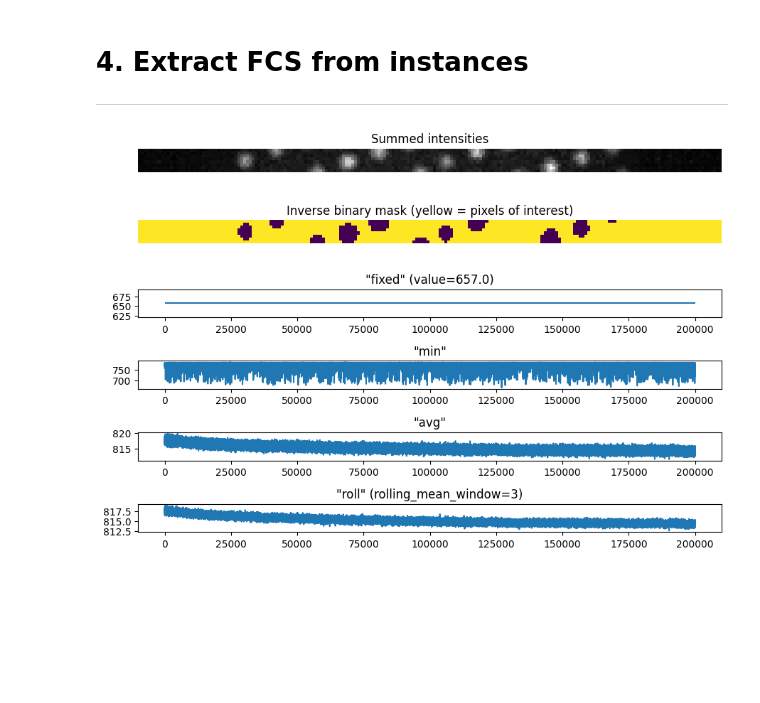
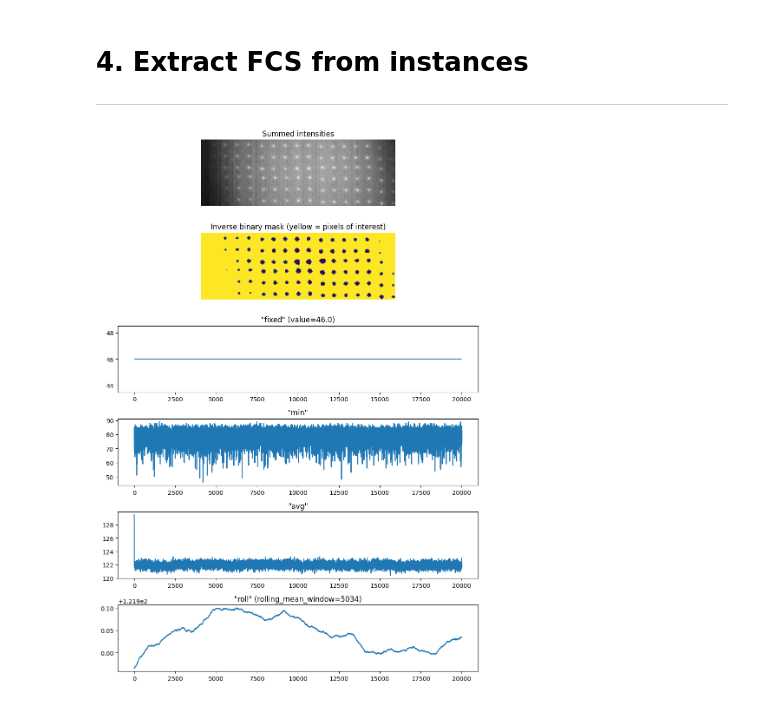
Before and after one commit to aseltmann/colabs-for-fcs, a Jupyter notebook: notebooks/Extract_FCS_from_widefield_camera.ipynb, the cells around one changed output. Drawn from its saved outputs; the diff is of its cells as text; code cells hidden in the pictures; blank space fills up the shorter version.

```diff
--- a/notebooks/Extract_FCS_from_widefield_camera.ipynb
+++ b/notebooks/Extract_FCS_from_widefield_camera.ipynb
@@ -248,7 +247,9 @@ Mounted at /content/gdrive
 #@markdown * Right-click on the Google Drive folder containing your data (currently only 1 `.tif` file) and select "Copy path"
 #@markdown * **Note: if possible, save the `.tif` files as an image stack. Reading thousands of files takes a long time**
 #@markdown * Paste the folder path here:
-uploaded = '/content/gdrive/MyDrive/Colab Notebooks Data/extract FCS from widefield camera - data/80% 100\xB5s.tif' #@param {type:"string"}
+# test file 1: /content/gdrive/MyDrive/Colab Notebooks Data/extract FCS from widefield camera - data/80% 100µs.tif
+# test file 2: /content/gdrive/MyDrive/Colab Notebooks Data/extract FCS from widefield camera - data/20000-5ms+0,043-35pz_1_MMStack_Default.ome.tif
+uploaded = '/content/gdrive/MyDrive/Colab Notebooks Data/extract FCS from widefield camera - data/20000-5ms+0,043-35pz_1_MMStack_Default.ome.tif' #@param {type:"string"}
 uploaded = Path(uploaded)
 if uploaded.is_file:
     files = [uploaded]
@@ -264,9 +266,15 @@ pprint(f'Prepared paths: {files[:10]}', width=160)
 # %%
 #@title ##**3.1. Load volume, sum intensities along stack and normalize**
 if len(files) == 1:
+    try:
+        tif_metadata = iio.immeta(files[0])
+    except ValueError:
+        log.info('There was an error while loading the TIF file. Attempting to'
+                 ' load again without TIF metadata...')
+        tif_metadata = None
     tifdc = FCSfromTIF(original_tif=iio.imread(files[0]),
-                       tif_metadata=iio.immeta(files[0]),
-                       standardized_metadata=iio.improps(files[0]))
+                        tif_metadata=tif_metadata,
+                        standardized_metadata=iio.improps(files[0]))
 else:
     raise ValueError('Reading more than 1 file is not yet implemented')
 
@@ -285,5 +293,10 @@ tifdc.normalized_tif = ((tifdc.summed_tif - tif_sum_min) /
 # simple normalization
 # tif_norm = (tif_sum / tif_max) * 255
 
+# define constants for plotting
+XSIZE = 9
+YSIZE = tifdc.standardized_metadata.shape[0] // XSIZE
+YSIZE = YSIZE if YSIZE >= 3 else 3
+
 stackview.insight(tifdc.normalized_tif)
 # %% [output]
@@ -354,10 +378,11 @@ plt.show()
 #@markdown pixels per frame. Choose the window here:
 
 # ---------------------------- USER INPUT ------------------------------------
-rolling_mean_window = 3 #@param {type:"slider", min:0, max:10000, step:1}
+rolling_mean_window = 5034 #@param {type:"slider", min:0, max:10000, step:1}
 
 # ---------------------------- COMPUTATION -----------------------------------
 tifdc.bg_dict['fixed'] = tifdc.original_tif.min()
+
 # get minimum value of only background pixels (inverse binary mask) over time
 mask = ~tifdc.seg_dict['full_mask']
 no_of_pixels = mask.sum()
@@ -367,66 +392,42 @@ tif_instance = np.where(tif_instance > 0,
                         tifdc.original_tif,
                         tifdc.original_tif.max())
 tifdc.bg_dict['min'] = tif_instance.min(axis=(1, 2))
+
 # get sum of all background pixels over time
 tifdc.bg_dict['avg'] = extract_fcs(tifdc.original_tif, mask)
+
 # get rolling average
-# kernel = np.ones(rolling_mean_window) / rolling_mean_window
-# tifdc.bg_dict['roll'] = np.convolve(tifdc.bg_dict['avg'], kernel, mode='same')
-
-# def rollavg_cumsum_edges(a, n):
-#     """numpy.cumsum, edge handling
-
-#     Notes
-#     -----
-#     - taken from https://stackoverflow.com/a/57897124
-#     """
-
-#     if n % 2 != 1:
-#         n += 1
-#     N = len(a)
-#     cumsum_vec = np.cumsum(np.insert(
-#         np.pad(a, (n-1, n-1), 'constant'), 0, 0)
-#     )
-#     d = np.hstack(
-#         (np.arange(n // 2 + 1, n),
-#          np.ones(N - n) * n,
-#          np.arange(n, n // 2, -1))
-#     )
-#     return (cumsum_vec[n + n//2:-n//2 + 1] - cumsum_vec[n//2:-n - n//2]) / d
-# tifdc.bg_dict['roll'] = rollavg_cumsum_edges(a=tifdc.bg_dict['avg'],
-#                                              n=rolling_mean_window)
-
 def rollavg_pandas(a,n):
     'Pandas rolling average'
     return (pd.DataFrame(a).rolling(n, center=True, min_periods=1).
             mean().to_numpy().flatten())
 tifdc.bg_dict['roll'] = rollavg_pandas(a=tifdc.bg_dict['avg'],
                                        n=rolling_mean_window)
 # -------------------------------- PLOT ------------------------------------
-fig, axes = plt.subplots(6, figsize=(9, 6))
+fig, axes = plt.subplots(6, figsize=(XSIZE, YSIZE+3))
 ax = axes.ravel()
 
-ax[0].imshow(tifdc.summed_tif, cmap=plt.cm.gray)
+ax[0].imshow(tifdc.summed_tif, cmap="gray")
 ax[0].set_title('Summed intensities')
 ax[1].imshow(mask)
 ax[1].set_title('Inverse binary mask (yellow = pixels of interest)')
 ax[2].hlines(y=tifdc.bg_dict['fixed'], xmin=0, xmax=len(tifdc.bg_dict['avg']))
 ax[2].set_title(f'"fixed" (value={tifdc.bg_dict["fixed"]})')
 ax[3].plot(tifdc.bg_dict['min'])
 ax[3].set_title('"min"')
 ax[4].plot(tifdc.bg_dict['avg'])
 ax[4].set_title('"avg"')
 ax[5].plot(tifdc.bg_dict['roll'])
 ax[5].set_title(f'"roll" ({rolling_mean_window=})')
 
 
 for a in ax[:-4]:
     a.set_axis_off()
 
 fig.tight_layout()
 plt.show()
 # %% [output]
-[figure, old version]
+[figure, new version]
 # %%
 #@title ##**4.1. Extract FCS traces** { display-mode: "form" }
 # ----------------------------- USER INPUT ------------------------------------
```
Also changed, not shown: parts of 6 cells of this notebook.
